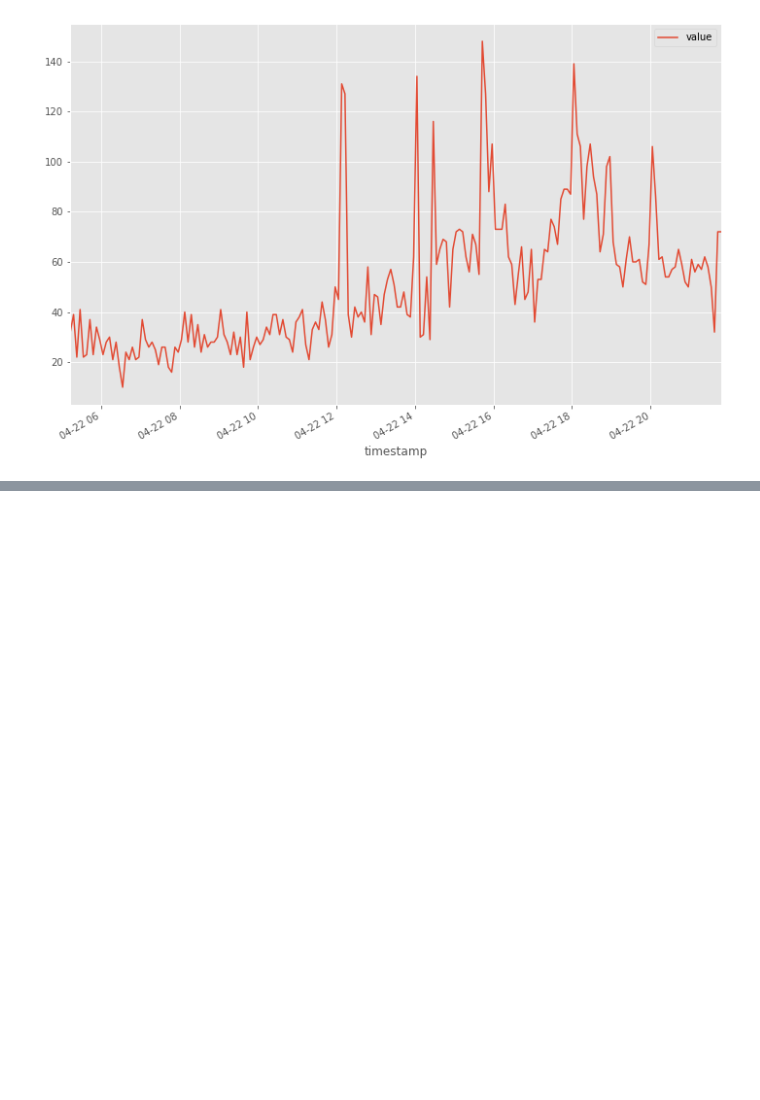
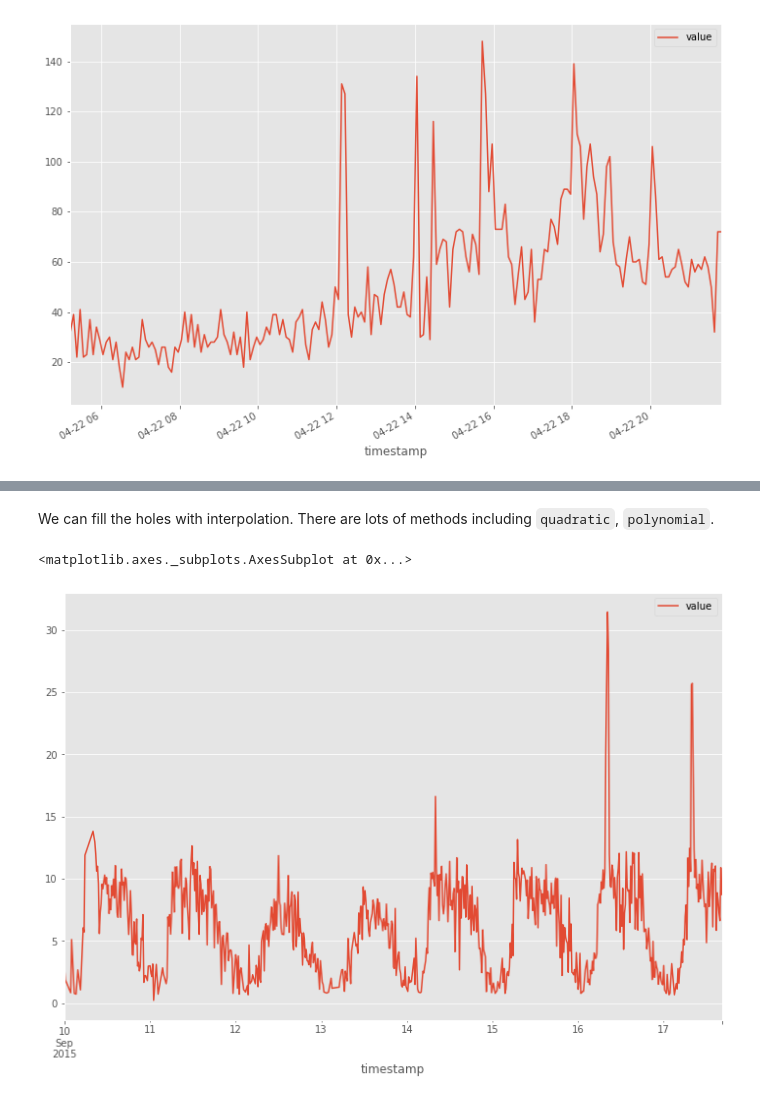
Before and after one commit to acumed-training/anomaly-tutorial, a Jupyter notebook: notebooks/tutorial.ipynb, the cells around one changed output, grey strips where cells are left out. Saved outputs shown, nothing was run; the diff lists cells and outputs as text; code cells hidden in the pictures; blank space fills up the shorter version.

```diff
--- a/notebooks/tutorial.ipynb
+++ b/notebooks/tutorial.ipynb
@@ -204,0 +275,9 @@ fig.show(config={'displaylogo':False})
+# %% [markdown]
+We can fill the holes with interpolation. There are lots of
+methods including `quadratic`, `polynomial`.
+# %%
+sf.interpolate(method='time',inplace=True)
+sf.plot()
+# %% [output]
+<matplotlib.axes._subplots.AxesSubplot at 0x...>
+[figure, added]
```
Also changed, not shown: parts of 31 cells of this notebook, 5 other files.
